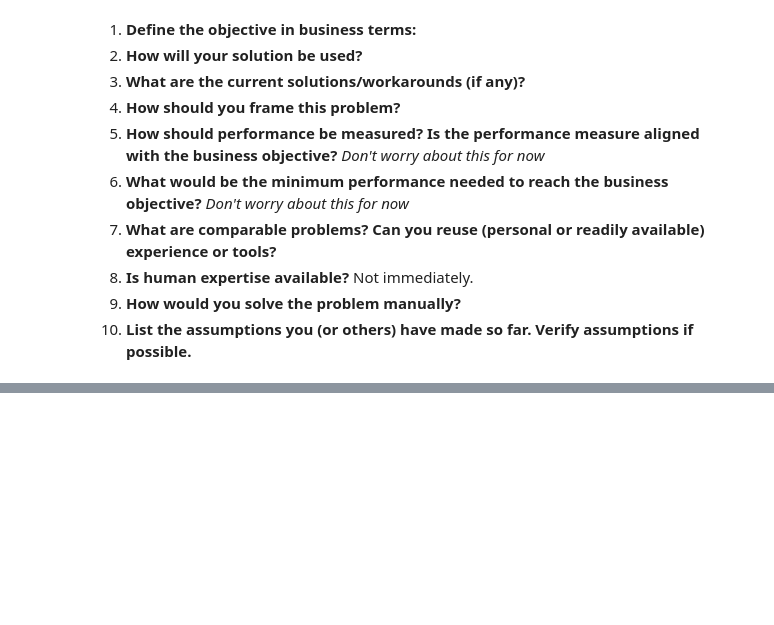
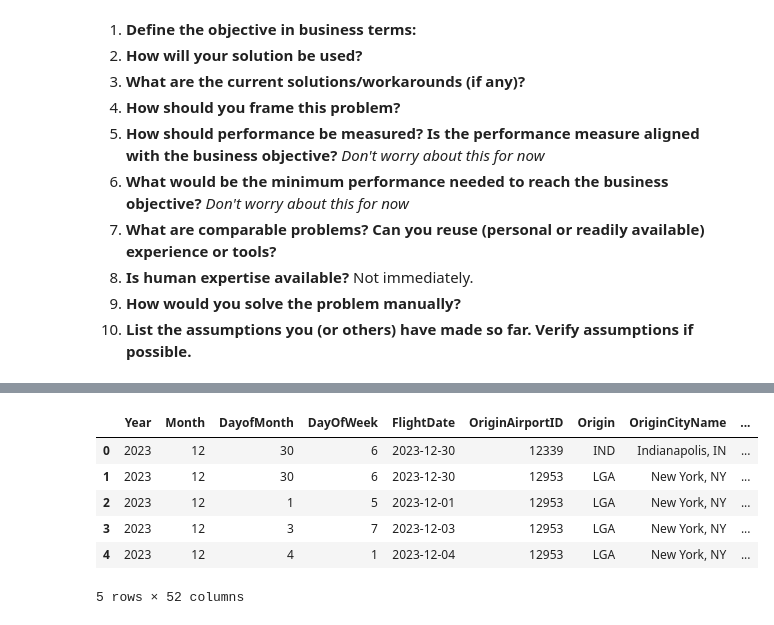
Before and after one commit to jyounes23/flight-delay-predictor, a Jupyter notebook: Delayed.ipynb, the cells around one changed output, grey strips where cells are left out. Cells and saved outputs as stored; diff of their text form; code cells hidden in the pictures; blank space fills up the shorter version.

```diff
--- a/Delayed.ipynb
+++ b/Delayed.ipynb
@@ -166,0 +226,10 @@ data.describe()
+# %%
+combined_df.head()
+# %% [output]
+|  | Year | Month | DayofMonth | DayOfWeek | FlightDate | OriginAirportID | Origin | OriginCityName | ... |
+| 0 | 2023 | 12 | 30 | 6 | 2023-12-30 | 12339 | IND | Indianapolis, IN | ... |
+| 1 | 2023 | 12 | 30 | 6 | 2023-12-30 | 12953 | LGA | New York, NY | ... |
+| 2 | 2023 | 12 | 1 | 5 | 2023-12-01 | 12953 | LGA | New York, NY | ... |
+| 3 | 2023 | 12 | 3 | 7 | 2023-12-03 | 12953 | LGA | New York, NY | ... |
+| 4 | 2023 | 12 | 4 | 1 | 2023-12-04 | 12953 | LGA | New York, NY | ... |
+5 rows × 52 columns
```
Also changed, not shown: parts of 5 cells of this notebook, 1 other file.
